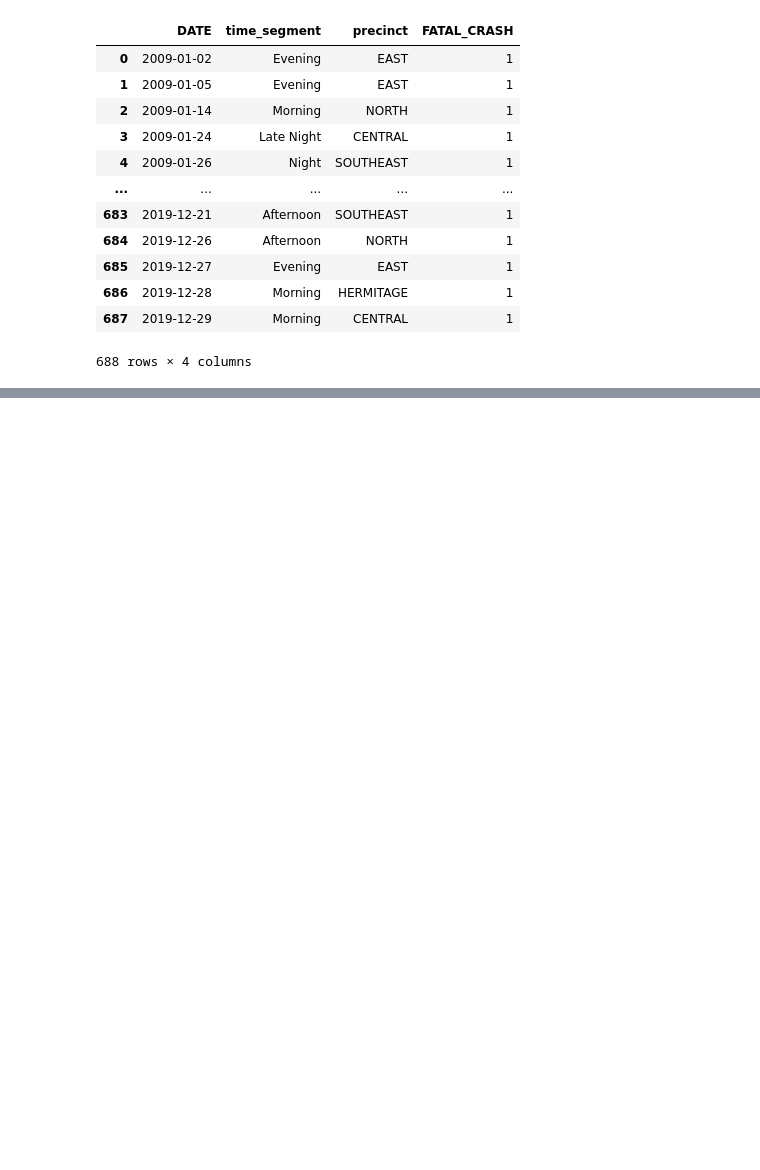
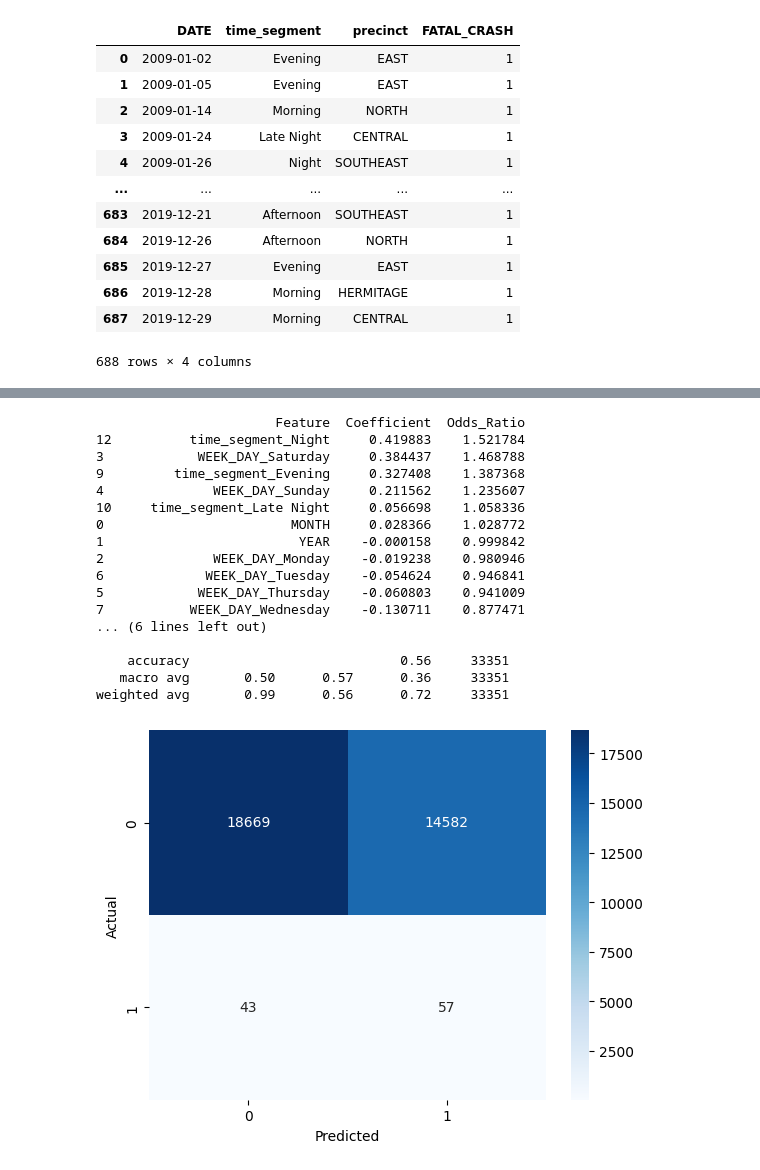
Before and after one commit to utexas-SDS-357/sds357-project-sp26-revolutionaries, a Jupyter notebook: rachel_work/rachel_midterm _work.ipynb, the cells around one changed output, grey strips where cells are left out. Drawn from its saved outputs; the diff is of its cells as text; code cells hidden in the pictures; blank space fills up the shorter version.

```diff
--- a/rachel_work/rachel_midterm _work.ipynb
+++ b/rachel_work/rachel_midterm _work.ipynb
@@ -251,0 +225,3 @@ inflated_df
+# %%
+# change singular case of 2 crashes to binary outcome
+inflated_df['FATAL_CRASH'] = (inflated_df['FATAL_CRASH'] >= 1).astype(int)
@@ -251,0 +393,56 @@ inflated_df
+# %%
+# ONLY TEMPORAL
+
+# Create the dummy variables
+# We drop the first category of each to create our baselines
+X = pd.get_dummies(inflated_df[['WEEK_DAY', 'time_segment', 'MONTH', "YEAR"]], drop_first=True)
+
+
+# Define  target
+y = inflated_df['FATAL_CRASH']
+
+# stratify split for test and train data to ensure ratio of crashes to no crashes is the same in both
+X_train_c, X_test_c, y_train_c, y_test_c = train_test_split(X, y, test_size=0.2, random_state=42, stratify=y)
+
+# balanced class weights needed for the model, gives more weight to fatal crashes because there's hardly any in the test/train data in comparison to no crash.
+# without this, the model shows 100% accuracy even just guessing 0 every time because only 200 wrong/83127 right
+model_crash = LogisticRegression(class_weight = "balanced", max_iter=1000)
+
+model_crash.fit(X_train_c, y_train_c)
+feature_importance = pd.DataFrame({
+    'Feature': X.columns,
+    'Coefficient': model_crash.coef_[0],
+    'Odds_Ratio': np.exp(model_crash.coef_[0]) # Essential for interpretation
+}).sort_values(by='Coefficient', ascending=False)
+
+print(feature_importance)
+y_pred = model_crash.predict(X_test_c)
+print(classification_report(y_test_c, y_pred))
+
+# Generate the matrix
+cm = confusion_matrix(y_test_c, y_pred)
+
+# Visualize it
+sns.heatmap(cm, annot=True, fmt='d', cmap='Blues')
+plt.xlabel('Predicted')
+plt.ylabel('Actual')
+plt.show()
+# %% [output]
+                       Feature  Coefficient  Odds_Ratio
+12          time_segment_Night     0.419883    1.521784
+3            WEEK_DAY_Saturday     0.384437    1.468788
+9         time_segment_Evening     0.327408    1.387368
+4              WEEK_DAY_Sunday     0.211562    1.235607
+10     time_segment_Late Night     0.056698    1.058336
+0                        MONTH     0.028366    1.028772
+1                         YEAR    -0.000158    0.999842
+2              WEEK_DAY_Monday    -0.019238    0.980946
+6             WEEK_DAY_Tuesday    -0.054624    0.946841
+5            WEEK_DAY_Thursday    -0.060803    0.941009
+7           WEEK_DAY_Wednesday    -0.130711    0.877471
+... (6 lines left out)
+
+    accuracy                           0.56     33351
+   macro avg       0.50      0.57      0.36     33351
+weighted avg       0.99      0.56      0.72     33351
+[figure, added]
```
Also changed, not shown: parts of 19 cells of this notebook.
